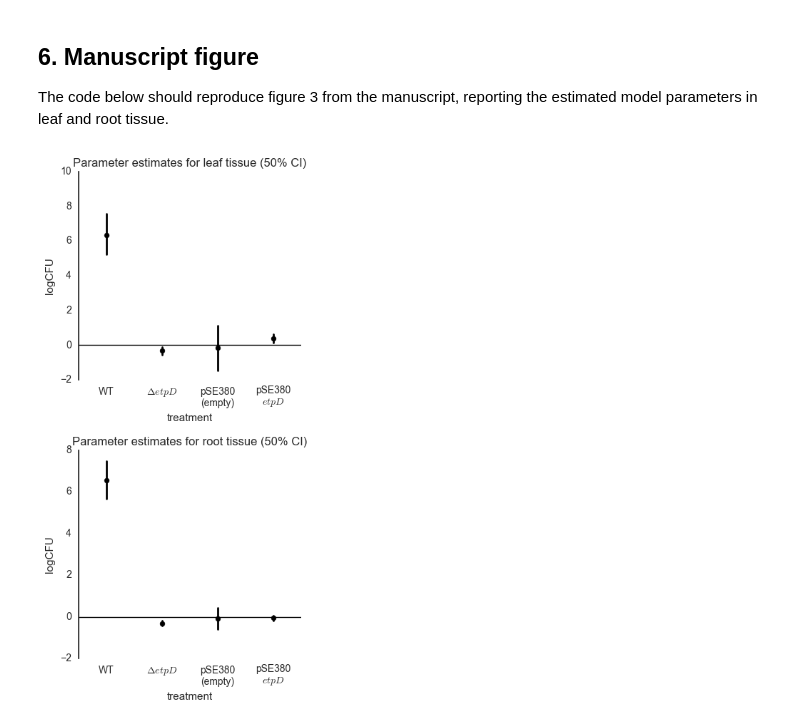
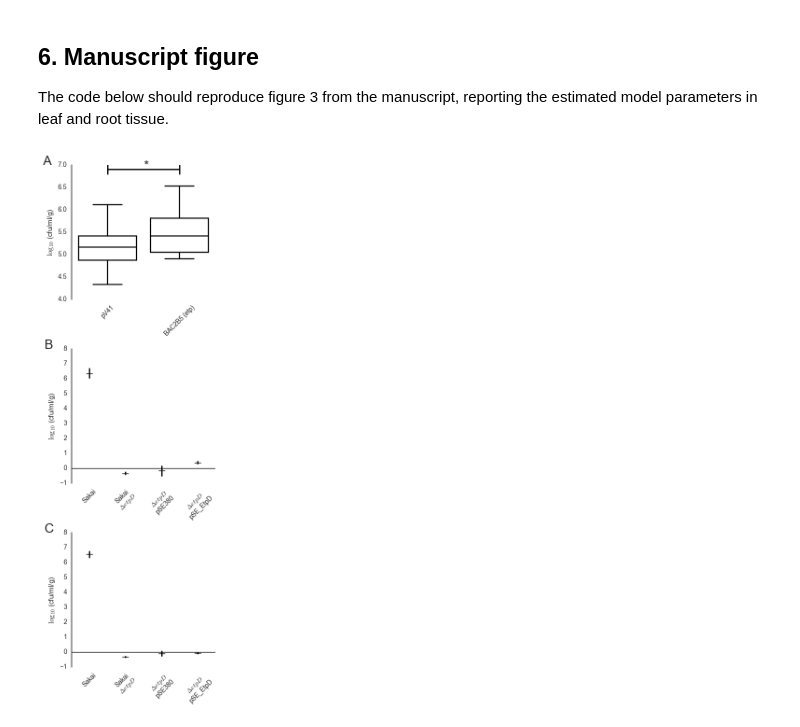
Before and after one commit to widdowquinn/SI_Holmes_etal_2017, a Jupyter notebook: notebooks/04-etpD.ipynb, the cells around one changed output. Drawn from its saved outputs; the diff is of its cells as text; code cells hidden in the pictures.

Commit message:
update etpD notebook to draw complete figure 3

```diff
--- a/notebooks/04-etpD.ipynb
+++ b/notebooks/04-etpD.ipynb
@@ -45,6 +45,8 @@ import seaborn as sns
 sns.set_style("darkgrid")
 sns.set_context('notebook')
 plt.rcParams['figure.figsize'] = (10, 8)
+plt.rcParams['ps.useafm'] = True
+plt.rcParams['pdf.fonttype'] = 42
 
 import warnings
 warnings.filterwarnings('ignore')
@@ -683,53 +685,82 @@ def extract_fit_vars(fit):
     dfs = []
     for param in ['a', 'b', 'g', 'd']:
         df = tools.extract_fit_variable_summary(fit, param)
         df.columns=['2.5pc', '25pc', '75pc', '97.5pc', 'mean', 'median', 'sem']
         df.index=[param]
         dfs.append(df)
     return pd.concat(dfs)
 
-def plot_params(df, ax, title):
+def plot_params(df, ax):
     """Plot the parameter estimates as ball and stick"""
-    vals = df['median']  # balls
-    cilo = df['2.5pc']    # lower end of 50% CI
-    cihi = df['97.5pc']    # upper end of 50% CI
+    vals = df['median']  # marker
+    cilo = df['25pc']    # lower end of 50% CI
+    cihi = df['75pc']    # upper end of 50% CI
 
-    # Add balls to plot
-    ax.scatter(range(len(df)), vals, c='k', marker='.', s=100)
+    # Add markers to plot
+    ax.scatter(range(len(df)), vals, marker='_', s=100,
+               c='#000000', lw=1)
     for idx, val, vlo, vhi in zip(range(len(df)), vals, cilo, cihi):
         ax.plot([idx, idx], [vlo, vhi], color='k', lw=2)
 
     # Format plot
     sns.despine(bottom=True)
-    ax.set_title(title)
     ax.set_xticks([0, 1, 2, 3])
     ax.axhline(color='k', lw=1)
     ax.set_ylabel('logCFU')
-    ax.set_xlabel('treatment')
-    ax.set_xticklabels([r'WT', r'$\Delta etpD$', 'pSE380\n(empty)', 'pSE380\n$etpD$'])
+    ax.set_xticklabels(['Sakai', 'Sakai\n$\Delta etpD$', '$\Delta etpD$\npSE380', '$\Delta etpD$\npSE_EtpD'])
 
 # Set default seaborn style (plain, black and white)
 sns.set_style("white")
 
 # Construct the axes for drawing
-fig = plt.figure(figsize=(4, 8))
-leaf_ax = fig.add_subplot(2, 1, 1)
-root_ax = fig.add_subplot(2, 1, 2)
+fig = plt.figure(figsize=(4, 12))
+bac_ax = fig.add_subplot(3, 1, 1)
+leaf_ax = fig.add_subplot(3, 1, 2)
+root_ax = fig.add_subplot(3, 1, 3)
+
+
+# Render ball-and-stick plots for each fit
+plot_params(extract_fit_vars(root_fit), root_ax)
+plot_params(extract_fit_vars(leaf_fit), leaf_ax)
+
+
+# Plot part 3A: pV41 and BAC2B5 results
+bacdata = pd.read_csv('../data/etpD/pV41_BAC2B5.csv')            # load data
+bacdata = pd.melt(bacdata, value_vars=['pV41', 'BAC2B5 (etp)'])  # wide to long
+bacdata = bacdata.dropna(how='any')                              # drop NaN values
+bacdata['logCFU'] = np.log10(bacdata['value'])                   # take log transform
+sns.boxplot(x='variable', y='logCFU', data=bacdata,              # plot boxplot
+            color="#ffffff", ax=bac_ax)
+bac_ax.plot([0, 1], [6.9, 6.9], linewidth=2, color='#000000')    # plot asterisk and bar
+bac_ax.plot([0, 0], [6.8, 7.0], linewidth=2, color='#000000')
+bac_ax.plot([1, 1], [6.8, 7.0], linewidth=2, color='#000000')
+bac_ax.text(0.5, 6.9, '*', fontsize=20)
+bac_ax.set_xlabel('')                                            # remove x-axis label
+for idx, artist in enumerate(bac_ax.artists):                    # make boxplot lines black
+    artist.set_edgecolor('#000000')
+    for jdx in range(idx * 6, idx * 6 + 6):
+        line = bac_ax.lines[jdx]
+        line.set_color('#000000')
+        line.set_mfc('#000000')
+        line.set_mec('#000000')
+
+# Add subplot labels
+bac_ax.text(-0.9, 7, 'A', fontsize=20)
+leaf_ax.text(-1.25, 8, 'B', fontsize=20)
+root_ax.text(-1.25, 8, 'C', fontsize=20)
+
+# Relabel y-axes and rotate x-ticks
+for ax in (bac_ax, leaf_ax, root_ax):
+    ax.set_ylabel("$\log_{10}$ (cfu/ml/g)")
+    for lbl in ax.get_xticklabels():
+        lbl.set_rotation(45)
 
 # Modify margins
-plt.subplots_adjust(left=0.1, right=0.9, top=0.8, bottom=0.2)
-
-# Render ball-and-stick plots for each fit
-plot_params(extract_fit_vars(root_fit), root_ax,
-            'Parameter estimates for root tissue (50% CI)')
-plot_params(extract_fit_vars(leaf_fit), leaf_ax,
-            'Parameter estimates for leaf tissue (50% CI)')
-
+plt.subplots_adjust(left=0, right=0.9, top=0.8, bottom=0.2)
 plt.tight_layout()
 
 # Save figure in useful formats (.tif is not available)
 plt.savefig('figure3.png', dpi=600)
-plt.savefig('figure3.pdf')
-plt.savefig('figure3.eps');
+plt.savefig('figure3.pdf');
 # %% [output]
-[figure, old version]
+[figure, new version]
```
Also changed, not shown: parts of 3 cells of this notebook, 2 other files.
